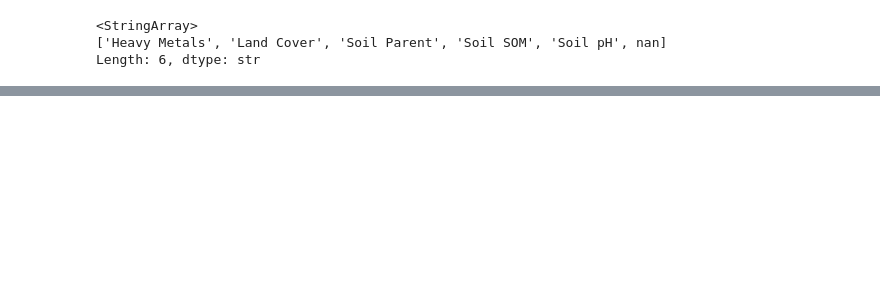
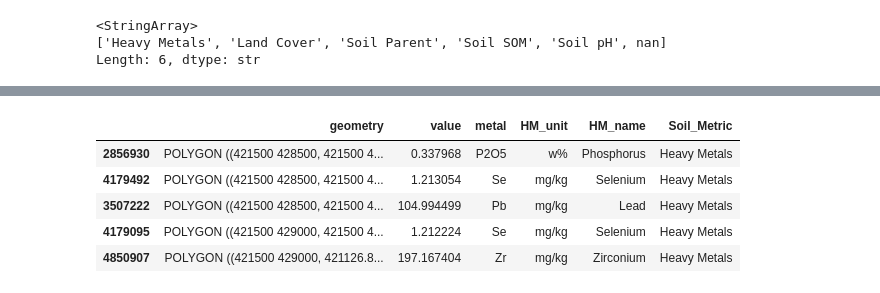
Before and after one commit to MarionC749/LIDA-SEEDS, a Jupyter notebook: Data_Processing/2-SEEDS_soil_health.ipynb, the cells around one changed output, grey strips where cells are left out. Drawn from its saved outputs; the diff is of its cells as text; code cells hidden in the pictures; blank space fills up the shorter version.

```diff
--- a/Data_Processing/2-SEEDS_soil_health.ipynb
+++ b/Data_Processing/2-SEEDS_soil_health.ipynb
@@ -1004,0 +1058,10 @@ CGS_soil.to_csv(os.path.join(workspace_path, "Data", "Processed_Data", "soil_hea
+# %%
+heavy_metals= HeavyMetals[['geometry', 'value', 'metal', 'HM_unit', 'HM_name', 'Soil_Metric']].copy()
+heavy_metals.head()
+# %% [output]
+|  | geometry | value | metal | HM_unit | HM_name | Soil_Metric |
+| 2856930 | POLYGON ((421500 428500, 421500 4... | 0.337968 | P2O5 | w% | Phosphorus | Heavy Metals |
+| 4179492 | POLYGON ((421500 428500, 421500 4... | 1.213054 | Se | mg/kg | Selenium | Heavy Metals |
+| 3507222 | POLYGON ((421500 428500, 421500 4... | 104.994499 | Pb | mg/kg | Lead | Heavy Metals |
+| 4179095 | POLYGON ((421500 429000, 421500 4... | 1.212224 | Se | mg/kg | Selenium | Heavy Metals |
+| 4850907 | POLYGON ((421500 429000, 421126.8... | 197.167404 | Zr | mg/kg | Zirconium | Heavy Metals |
```
Also changed, not shown: parts of 8 cells of this notebook, 25 other files.
